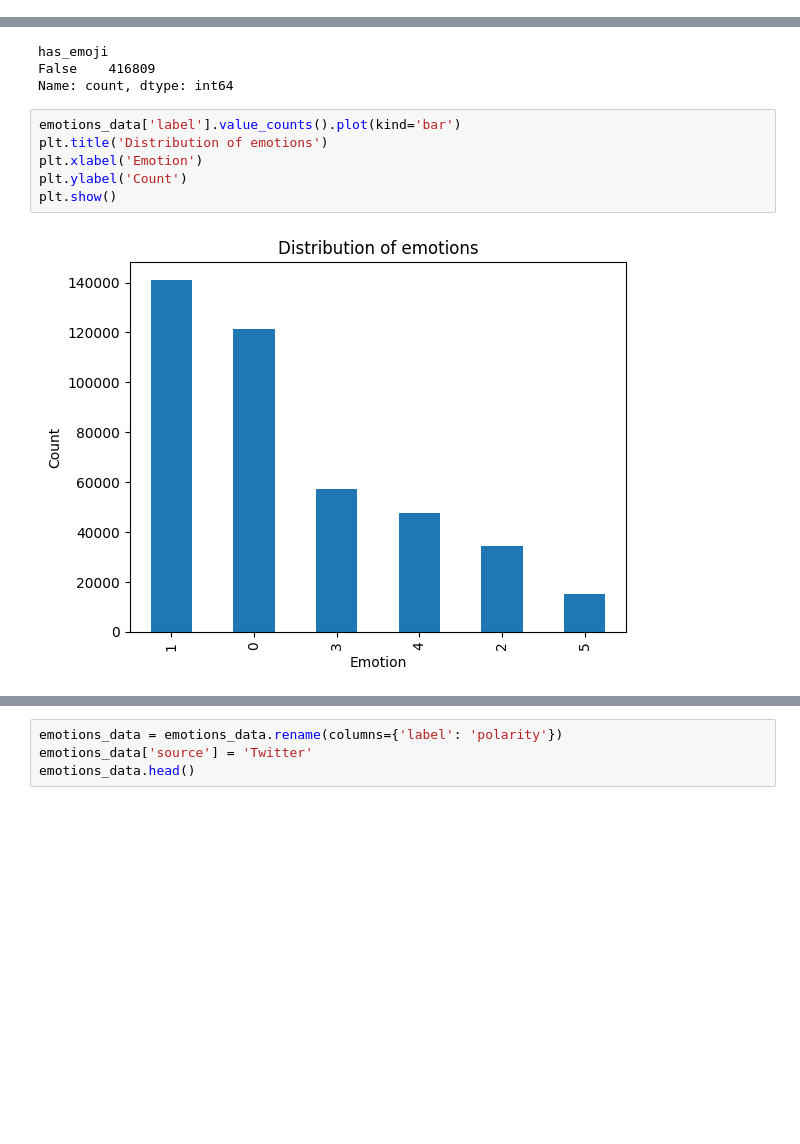
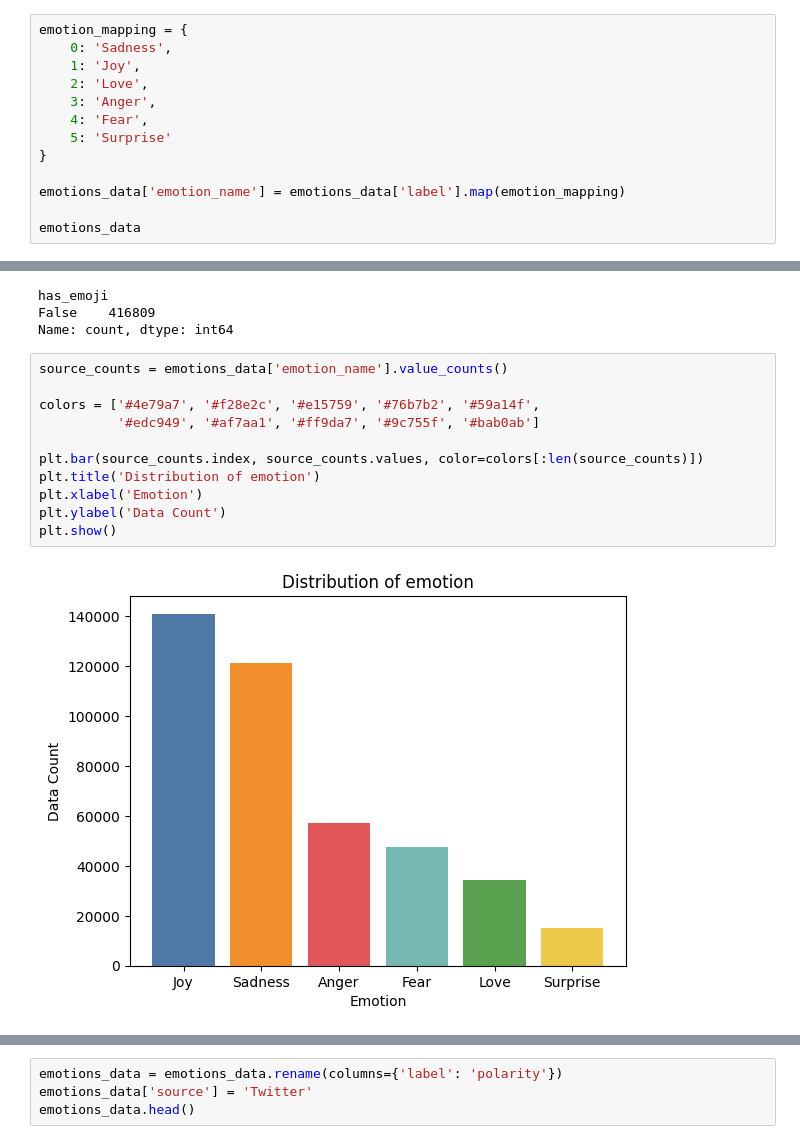
Before and after one commit to Empyrealiv/CSC3101_Capstone, a Jupyter notebook: ML/preprocessing_emotions.ipynb, the cells around one changed output, grey strips where cells are left out. Drawn from its saved outputs; the diff is of its cells as text; blank space fills up the shorter version.

```diff
--- a/ML/preprocessing_emotions.ipynb
+++ b/ML/preprocessing_emotions.ipynb
@@ -74,3 +74,16 @@ Shape of emotions dataset: (416809, 2)
 | 2 | i gave up my internship with the ... | 4 |
 | 3 | i dont know i feel so lost | 0 |
 | 4 | i am a kindergarten teacher and i... | 4 |
+# %%
+emotion_mapping = {
+    0: 'Sadness',
+    1: 'Joy',
+    2: 'Love',
+    3: 'Anger',
+    4: 'Fear',
+    5: 'Surprise'
+}
+
+emotions_data['emotion_name'] = emotions_data['label'].map(emotion_mapping)
+
+emotions_data
@@ -116,10 +143,15 @@ has_emoji
 False    416809
 Name: count, dtype: int64
 # %%
-emotions_data['label'].value_counts().plot(kind='bar')
-plt.title('Distribution of emotions')
+source_counts = emotions_data['emotion_name'].value_counts()
+
+colors = ['#4e79a7', '#f28e2c', '#e15759', '#76b7b2', '#59a14f',
+          '#edc949', '#af7aa1', '#ff9da7', '#9c755f', '#bab0ab']
+
+plt.bar(source_counts.index, source_counts.values, color=colors[:len(source_counts)])
+plt.title('Distribution of emotion')
 plt.xlabel('Emotion')
-plt.ylabel('Count')
+plt.ylabel('Data Count')
 plt.show()
 # %% [output]
-[figure, old version]
+[figure, new version]
```
Also changed, not shown: parts of 8 cells of this notebook, 18 other files.
